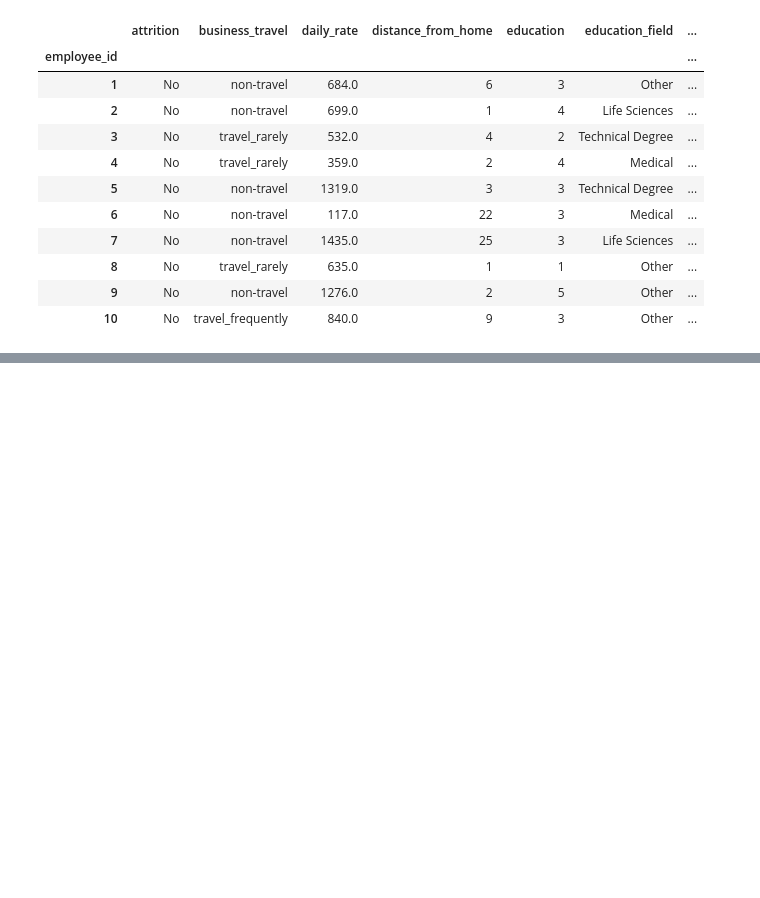
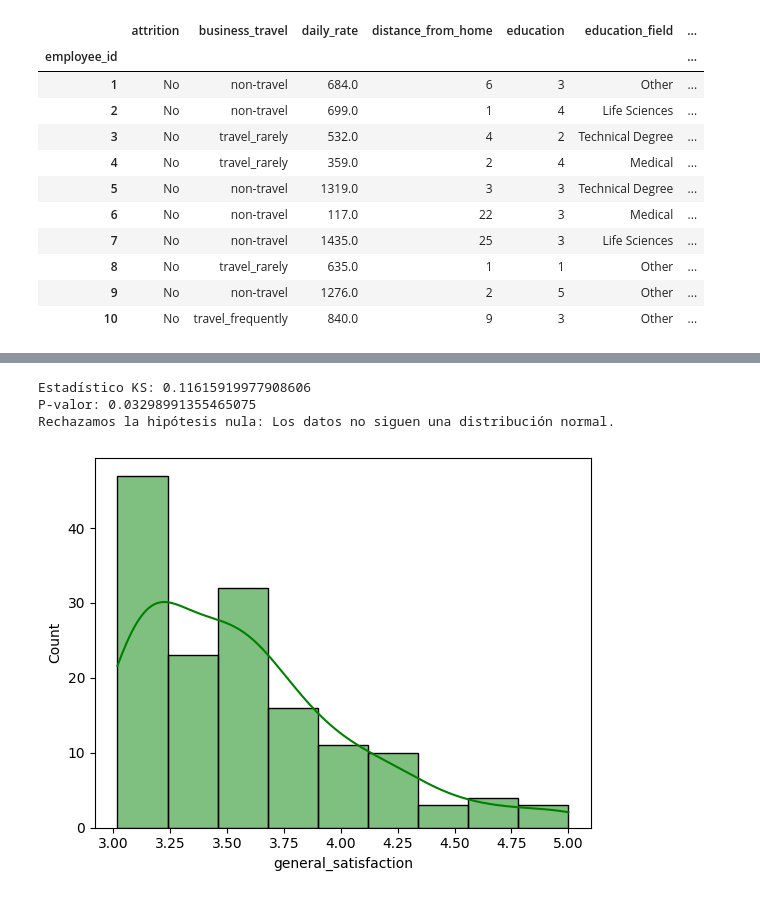
Before and after one commit to nicoleab1/proyecto-da-promo-b-modulo-3-team-2, a Jupyter notebook: proyecto optimizacion de talento.ipynb, the cells around one changed output, grey strips where cells are left out. Saved outputs shown, nothing was run; the diff lists cells and outputs as text; code cells hidden in the pictures; blank space fills up the shorter version.

```diff
--- a/proyecto optimizacion de talento.ipynb
+++ b/proyecto optimizacion de talento.ipynb
@@ -772,0 +935,2 @@ memory usage: 386.2+ KB
+# %%
+df_abc['general_satisfaction'] = MinMaxScaler(feature_range=(0, 5)).fit_transform((((df_abc['distance_from_home'] *2) + (df_abc['education'] *3) + (df_abc['environment_satisfaction'] *4)+(df_abc['job_involvement'] *4)+(df_abc['job_satisfaction'] *5)+(df_abc['num_companies_worked'] *1)+(df_abc['percent_salary_hike'] *2)+(df_abc['relationship_satisfaction'] *3)+(df_abc['stock_option_level'] *2)+(df_abc['total_working_years'] *1)+(df_abc['training_time_last_year'] *1)+(df_abc['years_at_company'] *1)+(df_abc['years_since_last_promotion'] *1)+(df_abc['years_with_curr_manager'] *1)+(df_abc['date_birth'] *1)).values.reshape(-1, 1)))
@@ -772,0 +957,6 @@ memory usage: 386.2+ KB
+# %%
+mask = df_abc['general_satisfaction'] >= 3
+# %%
+df_a = df_abc.loc[mask]
+df_a.sample(10)
+df_a.shape
@@ -772,0 +1045,26 @@ memory usage: 386.2+ KB
+# %%
+
+# Realizaremos test de Kolmogorov-Smirnov (porque nuestra muestra tiene más de 500 datos), para comprobar si sigue una distribución normal
+ks_statistic, p_value = stats.kstest(df_a["general_satisfaction"], 'norm', args=(df_a["general_satisfaction"].mean(), df_a["general_satisfaction"].std()))
+
+print(f"Estadístico KS: {ks_statistic}")
+print(f"P-valor: {p_value}")
+
+# Evaluación del resultado
+if p_value < 0.05:
+    print("Rechazamos la hipótesis nula: Los datos no siguen una distribución normal.")
+else:
+    print("No rechazamos la hipótesis nula: Los datos siguen una distribución normal.")
+
+# los datos no siguen una distribución normal.
+# %% [output]
+Estadístico KS: 0.11615919977908606
+P-valor: 0.03298991355465075
+Rechazamos la hipótesis nula: Los datos no siguen una distribución normal.
+# %%
+# Graficamos la variable de general satisfaction para saber si tiene una distribución normal o no
+satisfaction_a = df_a['general_satisfaction'].dropna()
+
+sns.histplot(satisfaction_a, kde=True, color="green");
+# %% [output]
+[figure, added]
```
Also changed, not shown: parts of 38 cells of this notebook, 2 other files.
